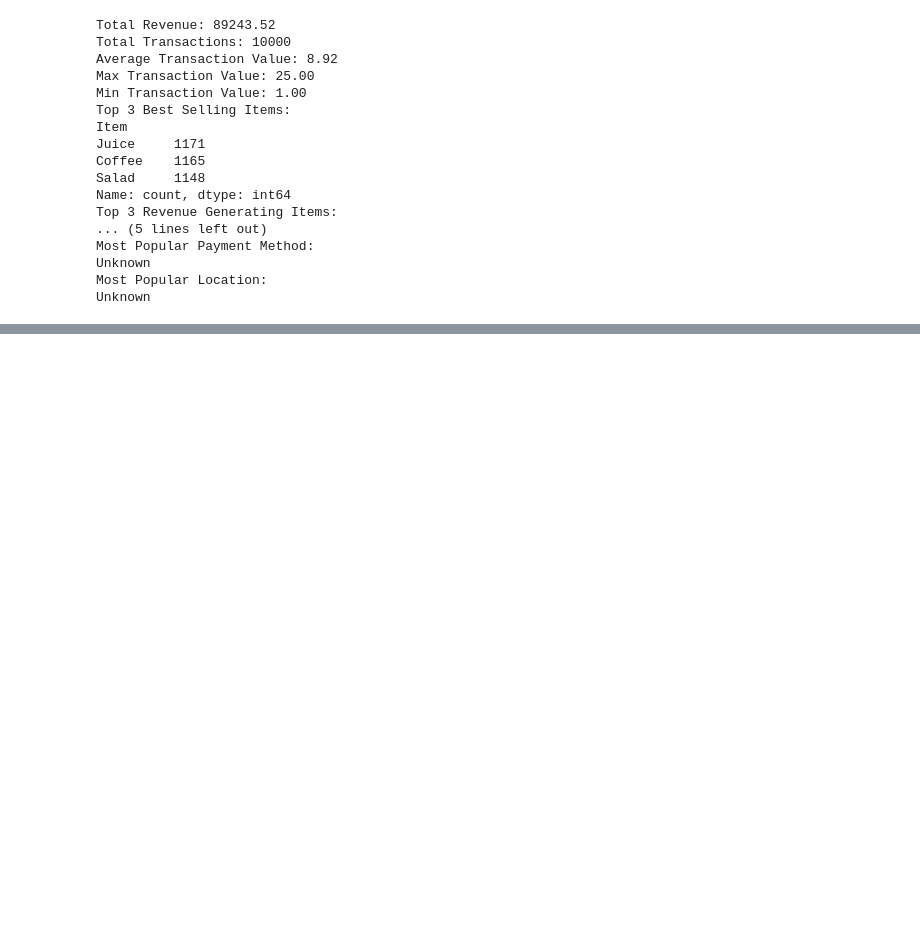
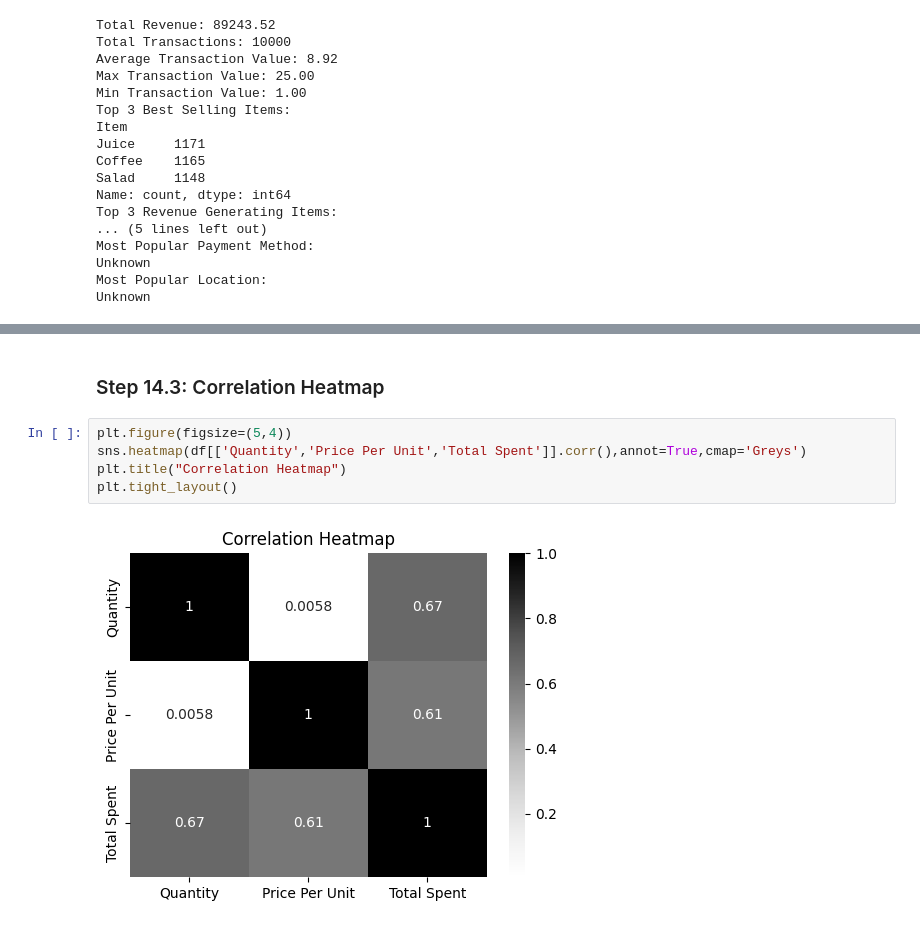
Before and after one commit to ather-ops/Machine-Learning-from-scratch, a Jupyter notebook: 01-data-preprocessing/Projects/Cafe-Sales-Analysis.ipynb, the cells around one changed output, grey strips where cells are left out. Cells and saved outputs as stored; diff of their text form; blank space fills up the shorter version.

```diff
--- a/01-data-preprocessing/Projects/Cafe-Sales-Analysis.ipynb
+++ b/01-data-preprocessing/Projects/Cafe-Sales-Analysis.ipynb
@@ -868,0 +856,9 @@ All data cleaning, feature engineering, and analysis steps are complete. The caf
+# %% [markdown]
+### Step 14.3: Correlation Heatmap
+# %%
+plt.figure(figsize=(5,4))
+sns.heatmap(df[['Quantity','Price Per Unit','Total Spent']].corr(),annot=True,cmap='Greys')
+plt.title("Correlation Heatmap")
+plt.tight_layout()
+# %% [output]
+[figure, added]
```
Also changed, not shown: parts of 15 cells of this notebook, 1 other file.
